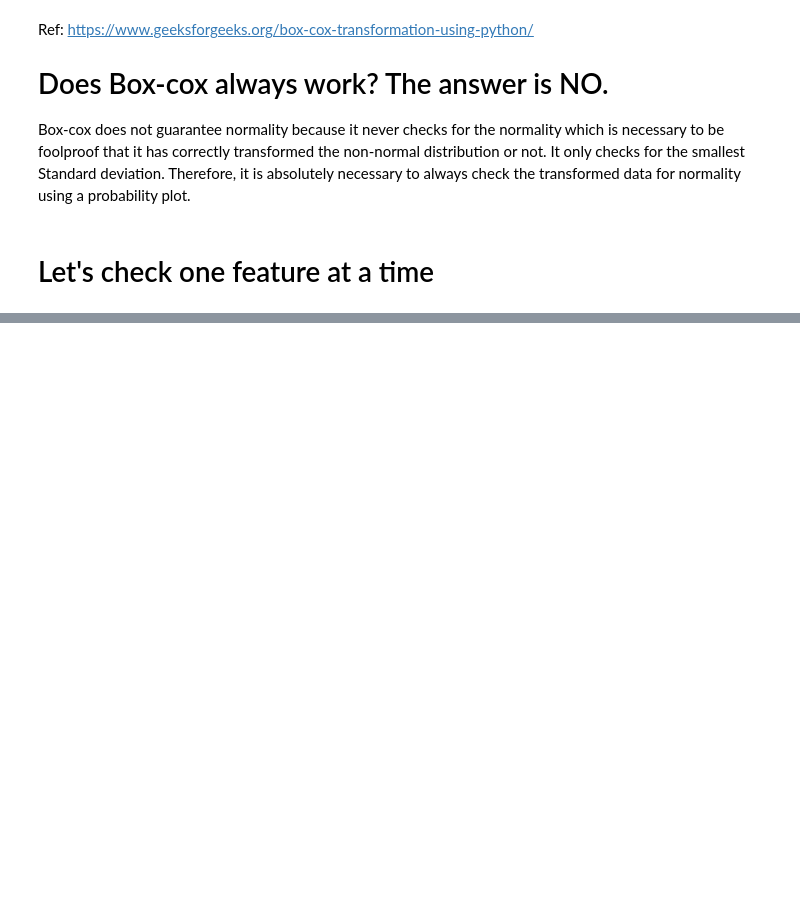
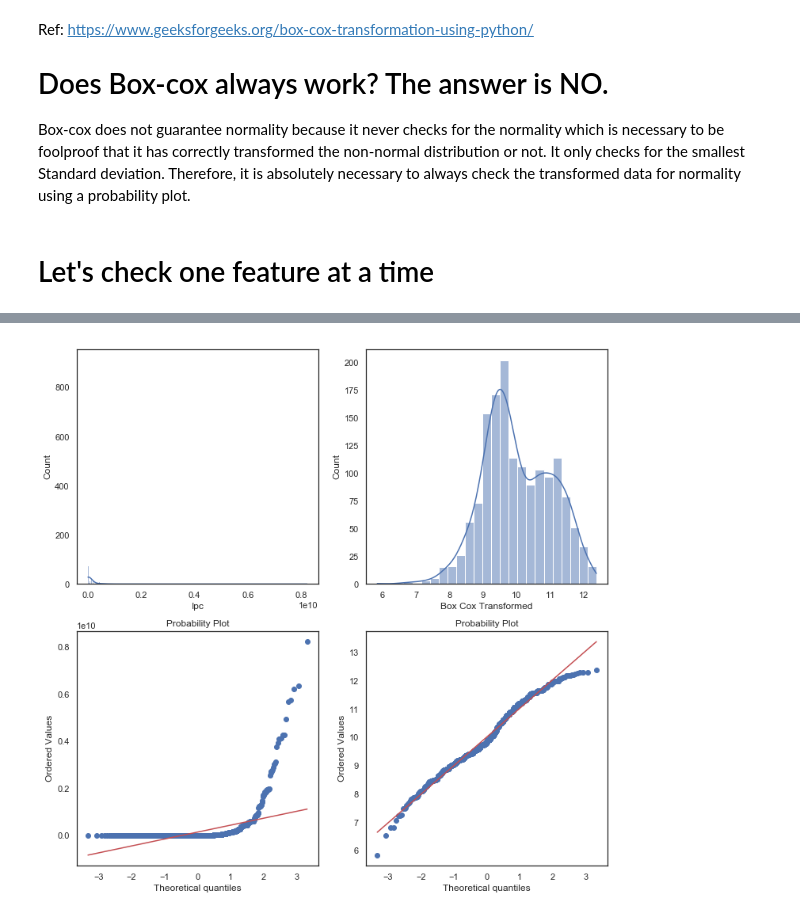
Before and after one commit to akashjn/Machine_Learning_Chemistry, a Jupyter notebook: Data_Cleaning_pandas.ipynb, the cells around one changed output, grey strips where cells are left out. Saved outputs shown, nothing was run; the diff lists cells and outputs as text; code cells hidden in the pictures; blank space fills up the shorter version.

```diff
--- a/Data_Cleaning_pandas.ipynb
+++ b/Data_Cleaning_pandas.ipynb
@@ -385,0 +296,4 @@ probability_plt(des=descriptors[11],df_before=df_rdkit,df_after=df_rdkit_sw)
+# %%
+probability_plt(des=descriptors[1],df_before=df_rdkit,df_after=df_rdkit_sw)
+# %% [output]
+[figure, added]
```
Also changed, not shown: parts of 32 cells of this notebook.
